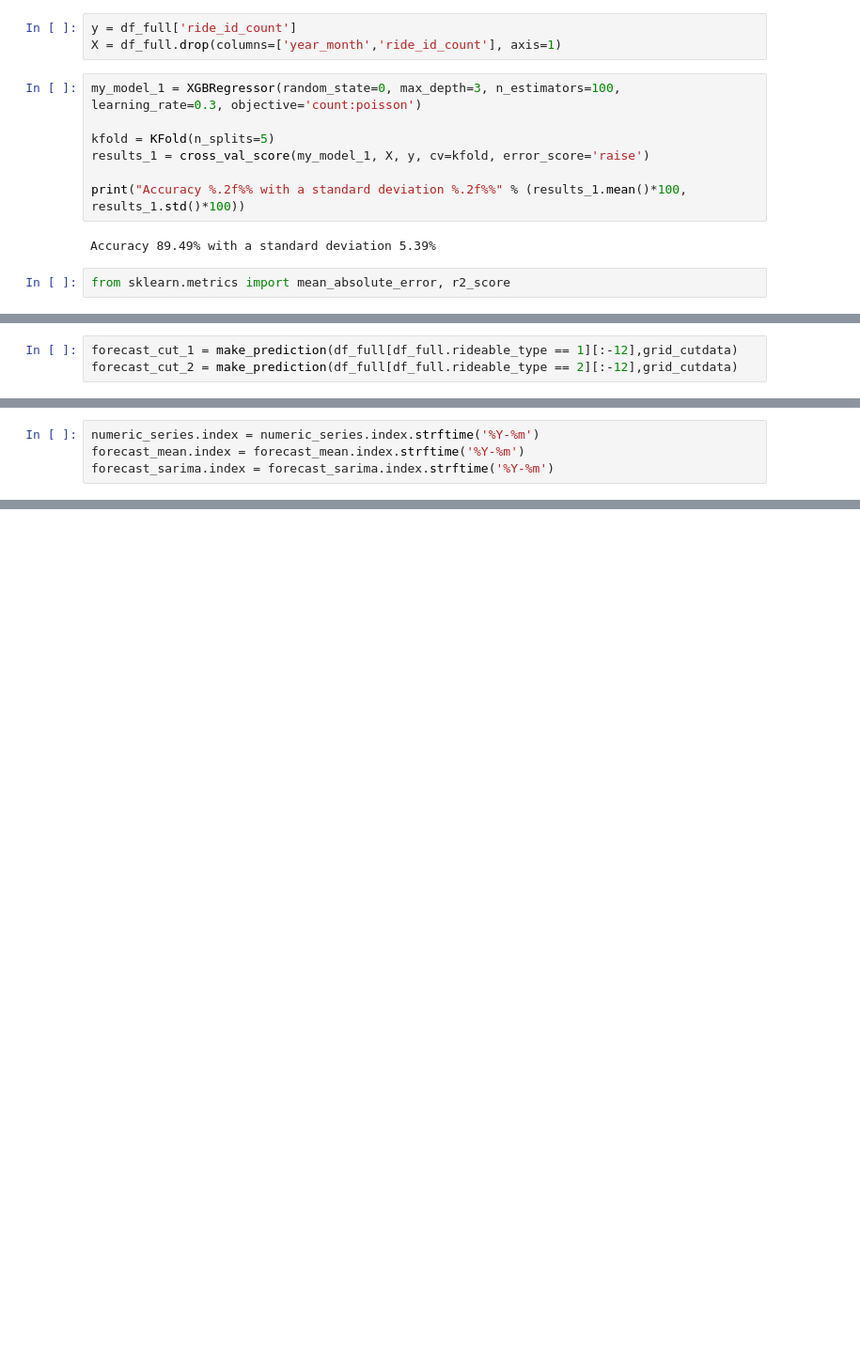
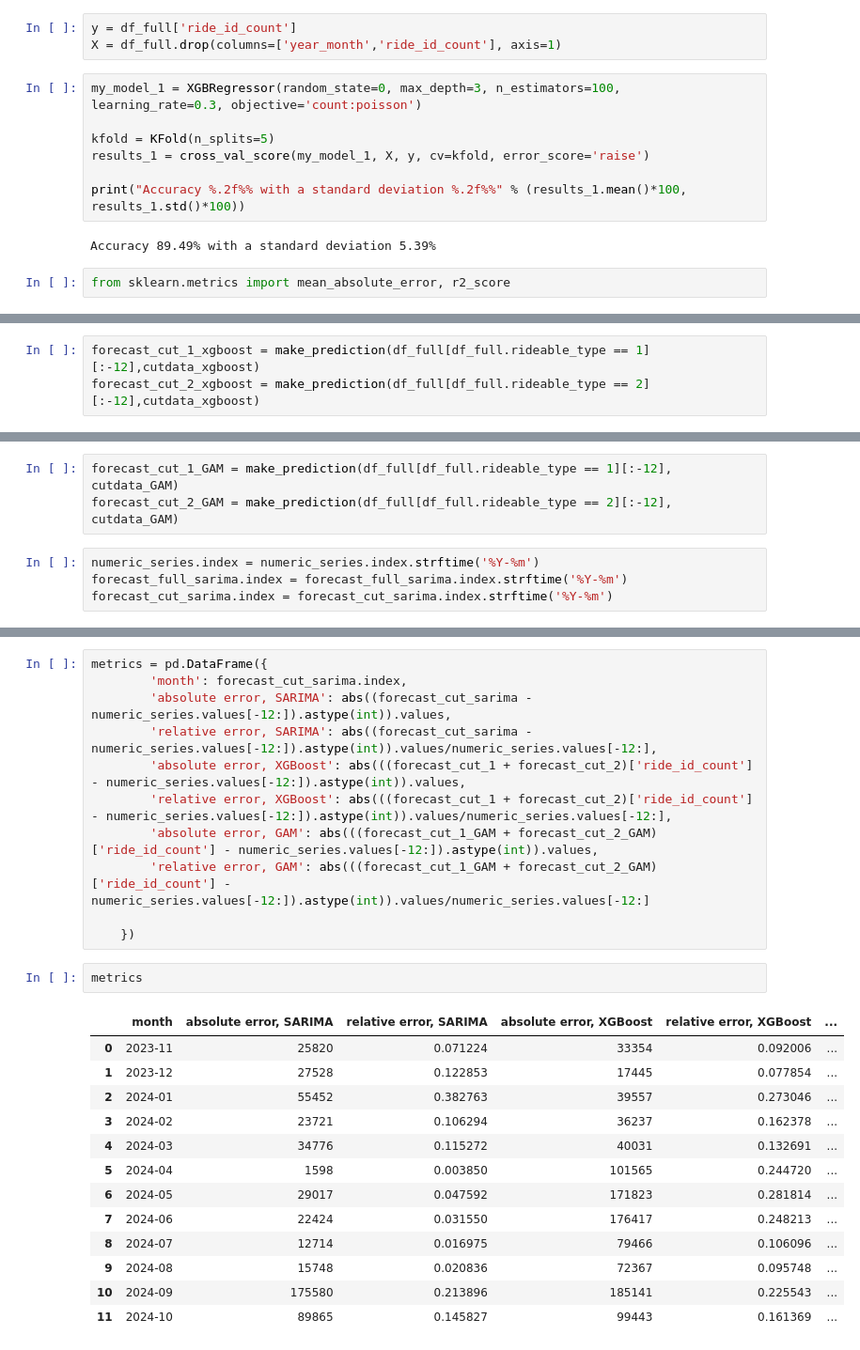
Before and after one commit to Jetty2307/Chicago-BikeSharing, a Jupyter notebook: Chicago_bikes_predict.ipynb, the cells around one changed output, grey strips where cells are left out. Shown at 94% size. Drawn from its saved outputs; the diff is of its cells as text; blank space fills up the shorter version.

```diff
--- a/Chicago_bikes_predict.ipynb
+++ b/Chicago_bikes_predict.ipynb
@@ -286,3 +309,3 @@ forecast_full_2 = make_prediction(df_full[df_full.rideable_type == 2],grid_fulld
 # %%
-forecast_cut_1 = make_prediction(df_full[df_full.rideable_type == 1][:-12],grid_cutdata)
-forecast_cut_2 = make_prediction(df_full[df_full.rideable_type == 2][:-12],grid_cutdata)
+forecast_cut_1_xgboost = make_prediction(df_full[df_full.rideable_type == 1][:-12],cutdata_xgboost)
+forecast_cut_2_xgboost = make_prediction(df_full[df_full.rideable_type == 2][:-12],cutdata_xgboost)
@@ -307,4 +315,7 @@ forecast_cut_2 = make_prediction(df_full[df_full.rideable_type == 2][:-12],grid_
+# %%
+forecast_cut_1_GAM = make_prediction(df_full[df_full.rideable_type == 1][:-12], cutdata_GAM)
+forecast_cut_2_GAM = make_prediction(df_full[df_full.rideable_type == 2][:-12], cutdata_GAM)
 # %%
 numeric_series.index = numeric_series.index.strftime('%Y-%m')
-forecast_mean.index = forecast_mean.index.strftime('%Y-%m')
-forecast_sarima.index = forecast_sarima.index.strftime('%Y-%m')
+forecast_full_sarima.index = forecast_full_sarima.index.strftime('%Y-%m')
+forecast_cut_sarima.index = forecast_cut_sarima.index.strftime('%Y-%m')
@@ -360,0 +381,27 @@ plot_aggr_predictions(forecast_mean,forecast_cut_1,forecast_cut_2,'cut_10dec')
+# %%
+metrics = pd.DataFrame({
+        'month': forecast_cut_sarima.index,
+        'absolute error, SARIMA': abs((forecast_cut_sarima - numeric_series.values[-12:]).astype(int)).values,
+        'relative error, SARIMA': abs((forecast_cut_sarima - numeric_series.values[-12:]).astype(int)).values/numeric_series.values[-12:],
+        'absolute error, XGBoost': abs(((forecast_cut_1 + forecast_cut_2)['ride_id_count'] - numeric_series.values[-12:]).astype(int)).values,
+        'relative error, XGBoost': abs(((forecast_cut_1 + forecast_cut_2)['ride_id_count'] - numeric_series.values[-12:]).astype(int)).values/numeric_series.values[-12:],
+        'absolute error, GAM': abs(((forecast_cut_1_GAM + forecast_cut_2_GAM)['ride_id_count'] - numeric_series.values[-12:]).astype(int)).values,
+        'relative error, GAM': abs(((forecast_cut_1_GAM + forecast_cut_2_GAM)['ride_id_count'] - numeric_series.values[-12:]).astype(int)).values/numeric_series.values[-12:]
+
+    })
+# %%
+metrics
+# %% [output]
+|  | month | absolute error, SARIMA | relative error, SARIMA | absolute error, XGBoost | relative error, XGBoost | ... |
+| 0 | 2023-11 | 25820 | 0.071224 | 33354 | 0.092006 | ... |
+| 1 | 2023-12 | 27528 | 0.122853 | 17445 | 0.077854 | ... |
+| 2 | 2024-01 | 55452 | 0.382763 | 39557 | 0.273046 | ... |
+| 3 | 2024-02 | 23721 | 0.106294 | 36237 | 0.162378 | ... |
+| 4 | 2024-03 | 34776 | 0.115272 | 40031 | 0.132691 | ... |
+| 5 | 2024-04 | 1598 | 0.003850 | 101565 | 0.244720 | ... |
+| 6 | 2024-05 | 29017 | 0.047592 | 171823 | 0.281814 | ... |
+| 7 | 2024-06 | 22424 | 0.031550 | 176417 | 0.248213 | ... |
+| 8 | 2024-07 | 12714 | 0.016975 | 79466 | 0.106096 | ... |
+| 9 | 2024-08 | 15748 | 0.020836 | 72367 | 0.095748 | ... |
+| 10 | 2024-09 | 175580 | 0.213896 | 185141 | 0.225543 | ... |
+| 11 | 2024-10 | 89865 | 0.145827 | 99443 | 0.161369 | ... |
```
Also changed, not shown: parts of 37 cells of this notebook.
